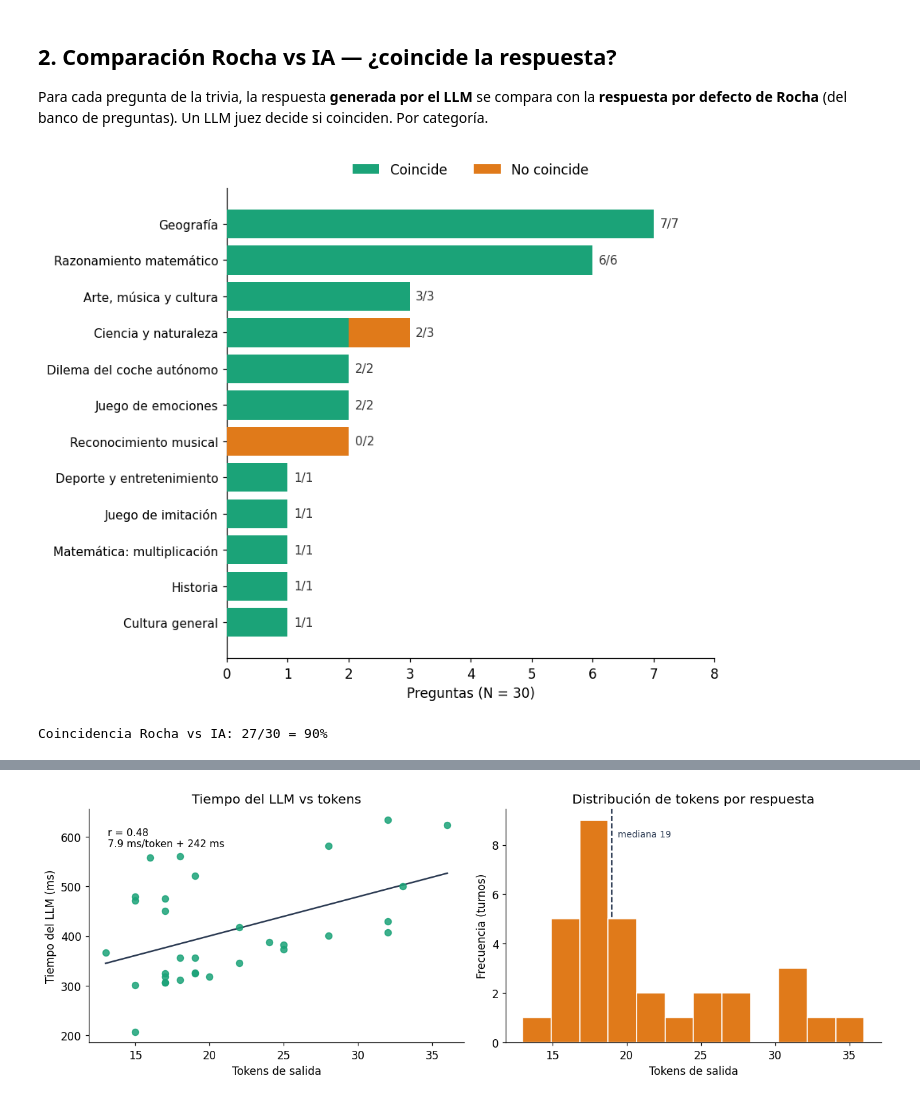
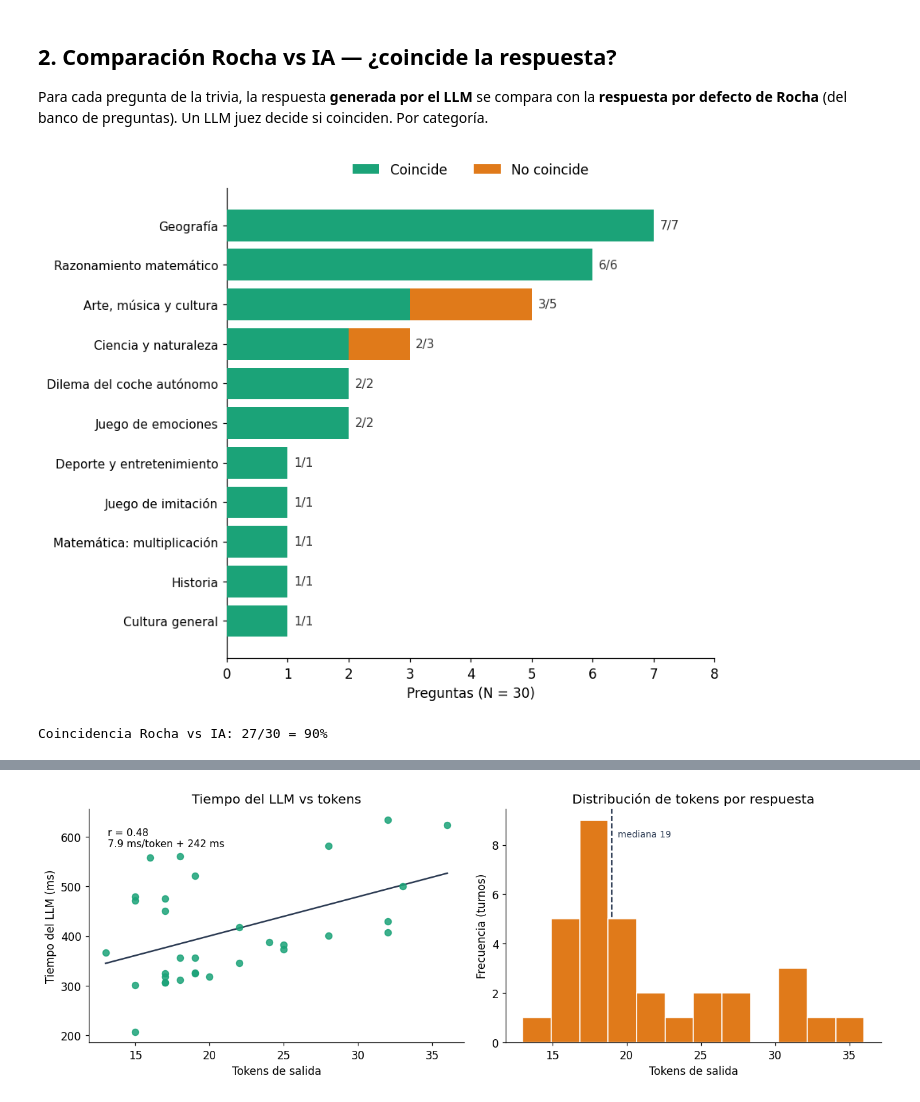
Before and after one commit to Adr4563/ARFORD, a Jupyter notebook: pruebas/metricas/metricas_trivia_romeo.ipynb, the cells around one changed output, grey strips where cells are left out. Saved outputs shown, nothing was run; the diff lists cells and outputs as text; code cells hidden in the pictures.

```diff
--- a/pruebas/metricas/metricas_trivia_romeo.ipynb
+++ b/pruebas/metricas/metricas_trivia_romeo.ipynb
@@ -50,30 +50,32 @@ turnos: 32 | modulos: 34 | tts: 65 | sistema: 319
 
 Para cada pregunta de la trivia, la respuesta **generada por el LLM** se compara con la **respuesta por defecto de Rocha** (del banco de preguntas). Un LLM juez decide si coinciden. Por categoría.
 # %%
-# Datos de la comparacion Coincide / No coincide (27/30 = 90%)
+# Datos de la comparacion Coincide / No coincide (27/30 = 90%).
+# 'Reconocimiento musical' (0/2) es parte de 'Arte, musica y cultura' (3/3),
+# asi que se fusionan: Arte, musica y cultura = 3/5.
 cats = [
-    ("Geografía",7,7),("Razonamiento matemático",6,6),("Arte, música y cultura",3,3),
+    ("Geografía",7,7),("Razonamiento matemático",6,6),("Arte, música y cultura",3,5),
     ("Ciencia y naturaleza",2,3),("Dilema del coche autónomo",2,2),("Juego de emociones",2,2),
-    ("Reconocimiento musical",0,2),("Deporte y entretenimiento",1,1),("Juego de imitación",1,1),
+    ("Deporte y entretenimiento",1,1),("Juego de imitación",1,1),
     ("Matemática: multiplicación",1,1),("Historia",1,1),("Cultura general",1,1),
 ]
 dfc = pd.DataFrame(cats, columns=["categoria","coincide","total"])
 dfc["no_coincide"] = dfc["total"] - dfc["coincide"]
 dfc = dfc.iloc[::-1].reset_index(drop=True)  # orden como el ejemplo (mayor arriba)
 
 fig, ax = plt.subplots(figsize=(8,6.5))
 y = np.arange(len(dfc))
 ax.barh(y, dfc["coincide"], color=VERDE, zorder=3, label="Coincide")
 ax.barh(y, dfc["no_coincide"], left=dfc["coincide"], color=NARANJA, zorder=3, label="No coincide")
 for i,(c,t) in enumerate(zip(dfc["coincide"], dfc["total"])):
     ax.text(t+0.1, i, f"{c}/{t}", va="center", fontsize=10, color="#333")
 ax.set_yticks(y); ax.set_yticklabels(dfc["categoria"], fontsize=10)
 co, to = dfc["coincide"].sum(), dfc["total"].sum()
 ax.set_xlabel(f"Preguntas (N = {to})")
 ax.legend(loc="upper center", bbox_to_anchor=(0.5,1.08), ncol=2, frameon=False, fontsize=11)
 ax.set_xlim(0, dfc["total"].max()+1)
 plt.tight_layout(); plt.show()
 print(f"Coincidencia Rocha vs IA: {co}/{to} = {100*co/to:.0f}%")
 # %% [output]
-[figure, old version]
+[figure, new version]
 Coincidencia Rocha vs IA: 27/30 = 90%
```
Also changed, not shown: parts of 19 cells of this notebook, 11 other files.
